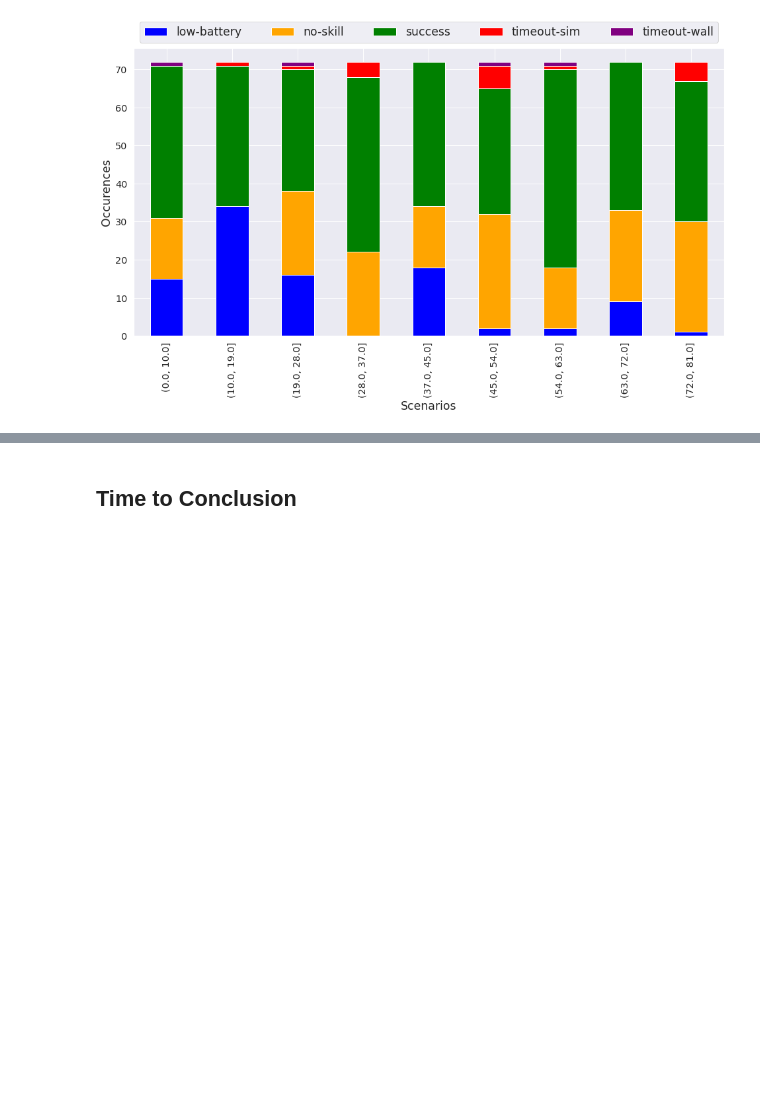
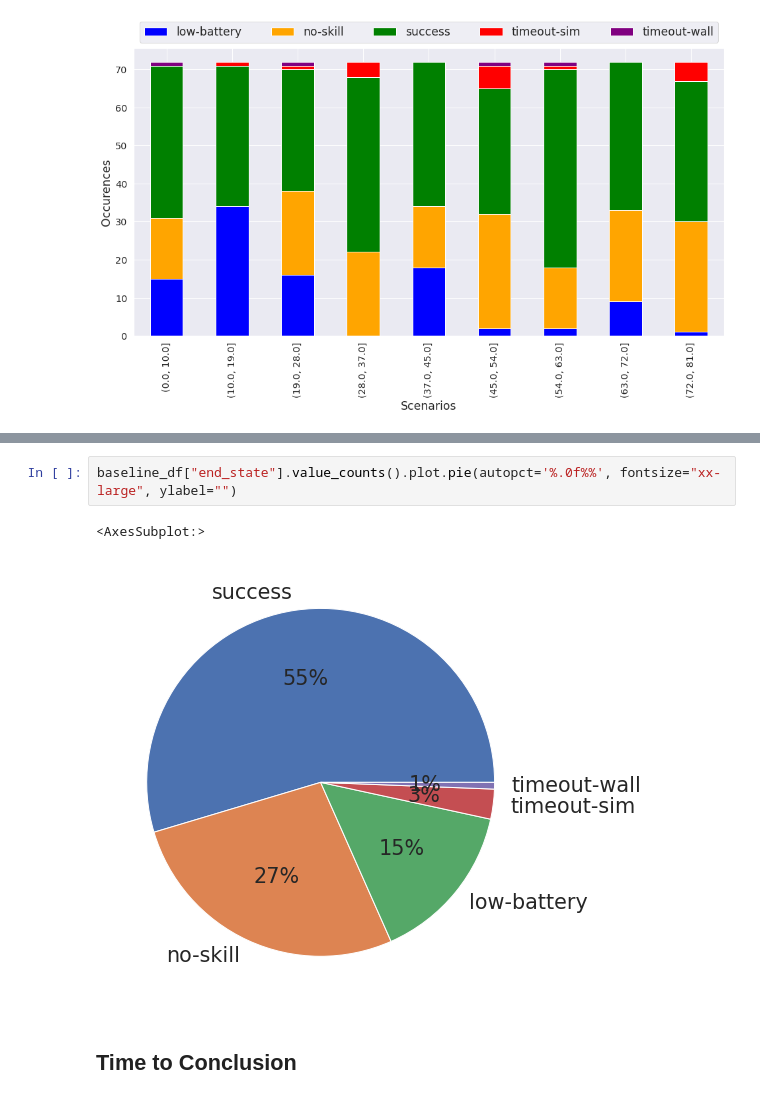
Before and after one commit to VicenteMoraes/hmrs_analysis, a Jupyter notebook: notebooks/Analysis.ipynb, the cells around one changed output, grey strips where cells are left out. Drawn from its saved outputs; the diff is of its cells as text; blank space fills up the shorter version.

```diff
--- a/notebooks/Analysis.ipynb
+++ b/notebooks/Analysis.ipynb
@@ -454,3 +461,8 @@ ax.legend(bbox_to_anchor=(0, 1, 1, 0), mode="expand", ncol=5, fontsize='x-large'
+# %%
+baseline_df["end_state"].value_counts().plot.pie(autopct='%.0f%%', fontsize="xx-large", ylabel="")
+# %% [output]
+<AxesSubplot:>
+[figure, added]
 # %% [markdown]
 ## Time to Conclusion
 # %%
```
Also changed, not shown: parts of 2 cells of this notebook.
